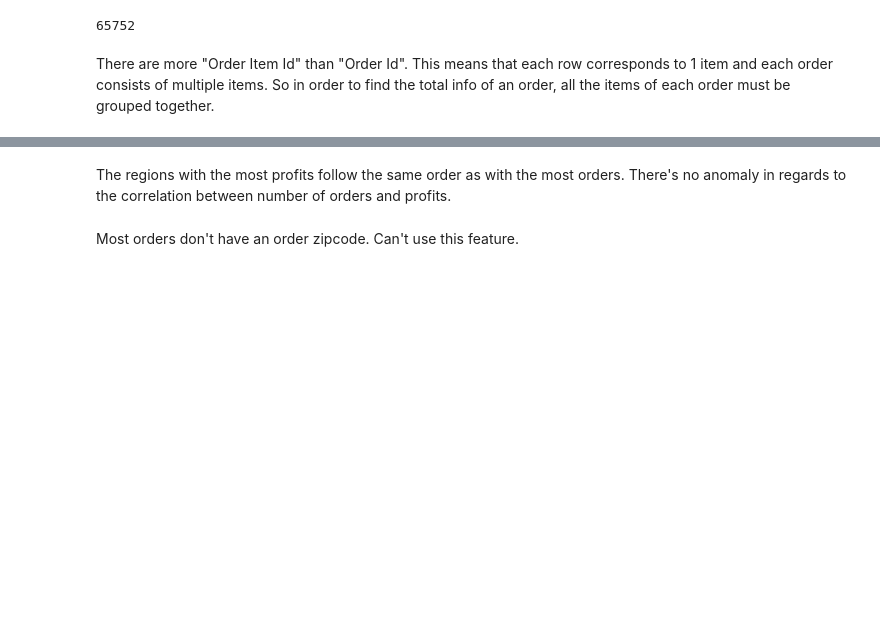
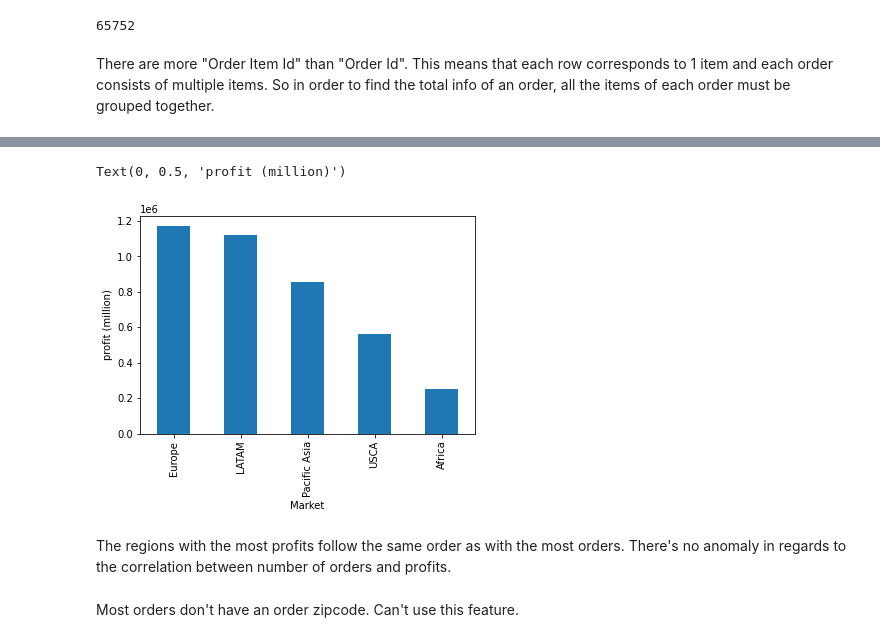
Before and after one commit to Chestnut-lol/DataOpenSpring2022, a Jupyter notebook: Datathon.ipynb, the cells around one changed output, grey strips where cells are left out. Cells and saved outputs as stored; diff of their text form; code cells hidden in the pictures; blank space fills up the shorter version.

```diff
--- a/Datathon.ipynb
+++ b/Datathon.ipynb
@@ -83,4 +87,10 @@ Africa          2.520712e+05
 Name: Order Profit, dtype: float64
+# %%
+market_profits.sort_values(ascending=False).plot(kind="bar")
+plt.ylabel("profit (million)")
+# %% [output]
+Text(0, 0.5, 'profit (million)')
+[figure, added]
 # %% [markdown]
 The regions with the most profits follow the same order as with the most orders. There's no anomaly in regards to the correlation between number of orders and profits.
 # %% [markdown]
```
Also changed, not shown: parts of 5 cells of this notebook, 2 other files.
